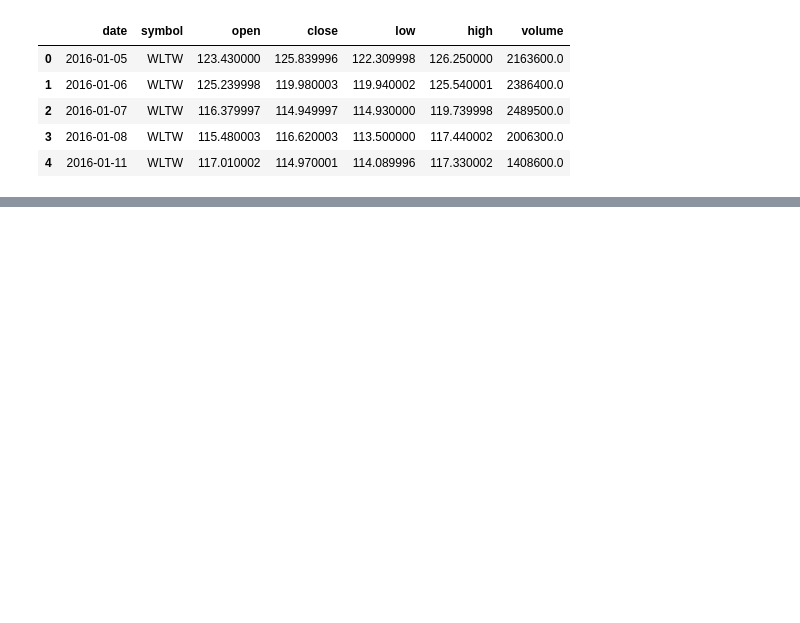
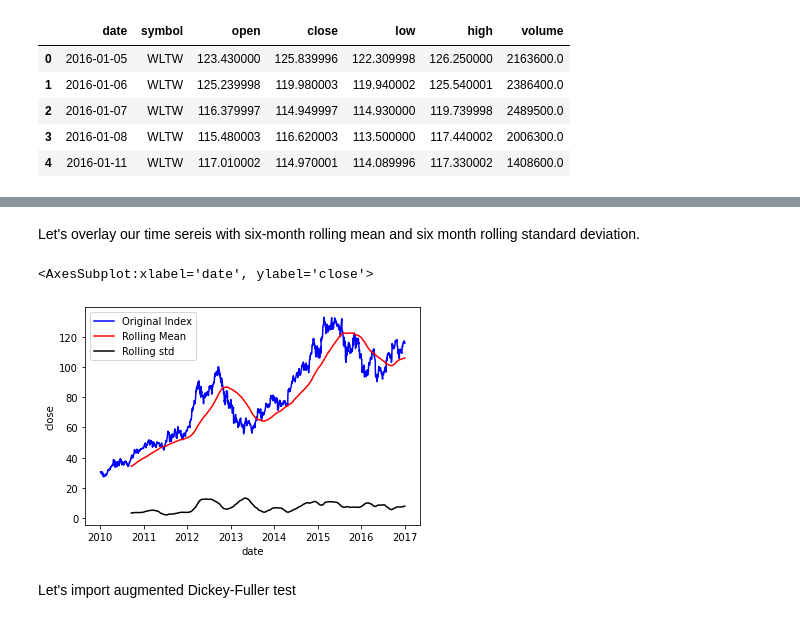
Before and after one commit to gihonglee/Stock_Analysis, a Jupyter notebook: main.ipynb, the cells around one changed output, grey strips where cells are left out. Saved outputs shown, nothing was run; the diff lists cells and outputs as text; code cells hidden in the pictures; blank space fills up the shorter version.

```diff
--- a/main.ipynb
+++ b/main.ipynb
@@ -51,0 +158,3 @@ df['date'].max()
+# %%
+rolling_mean = df_apple['close'].rolling(180).mean()
+rolling_std = df_apple['close'].rolling(180).std()
@@ -51,0 +175,11 @@ df['date'].max()
+# %% [markdown]
+Let's overlay our time sereis with six-month rolling mean and six month rolling standard deviation.
+# %%
+sns.lineplot(x=df_apple.index, y= df_apple['close'], color = 'blue', label = 'Original Index')
+sns.lineplot(x=df_apple.index, y= rolling_mean, color = 'red', label = 'Rolling Mean')
+sns.lineplot(x=df_apple.index, y= rolling_std, color = 'black', label = 'Rolling std')
+# %% [output]
+<AxesSubplot:xlabel='date', ylabel='close'>
+[figure, added]
+# %% [markdown]
+Let's import augmented Dickey-Fuller test
```
Also changed, not shown: parts of 24 cells of this notebook, 2 other files.
